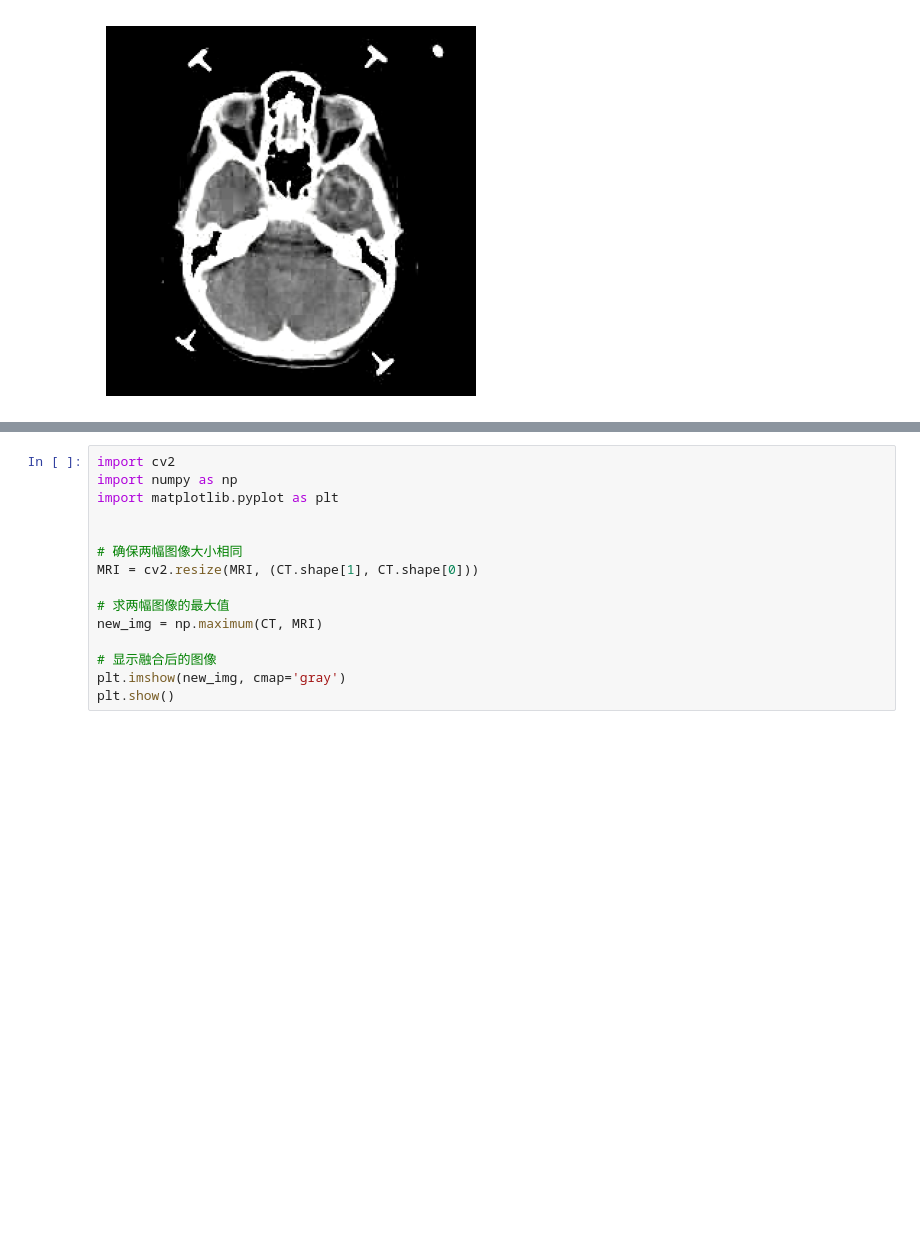
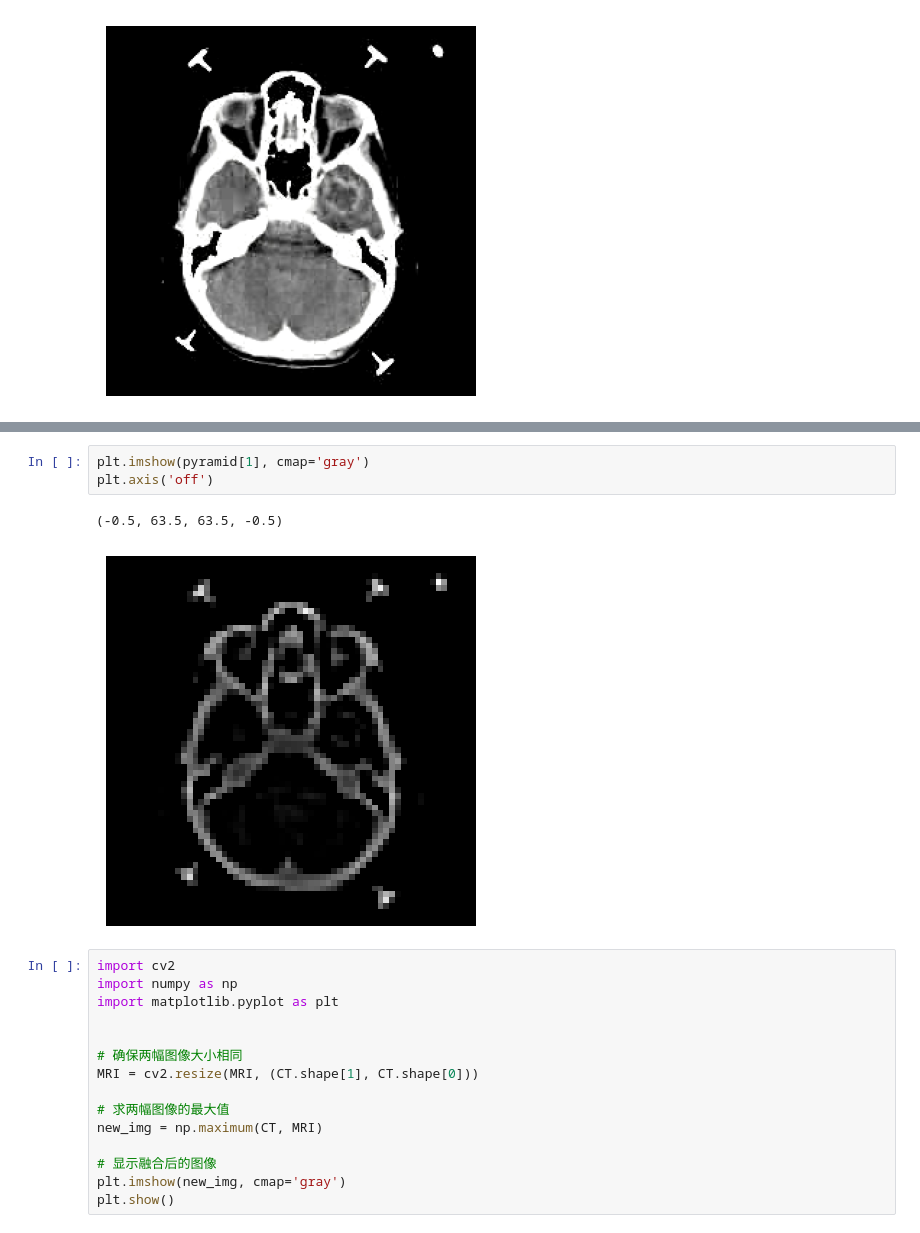
Before and after one commit to MILK-BIOS/SAM-based-CT-MRI-Fusion, a Jupyter notebook: test.ipynb, the cells around one changed output, grey strips where cells are left out. Saved outputs shown, nothing was run; the diff lists cells and outputs as text; blank space fills up the shorter version.

```diff
--- a/test.ipynb
+++ b/test.ipynb
@@ -149,3 +149,9 @@ plt.show()
+# %%
+plt.imshow(pyramid[1], cmap='gray')
+plt.axis('off')
+# %% [output]
+(-0.5, 63.5, 63.5, -0.5)
+[figure, added]
 # %%
 import cv2
 import numpy as np
```
Also changed, not shown: parts of 9 cells of this notebook, 7 other files.
